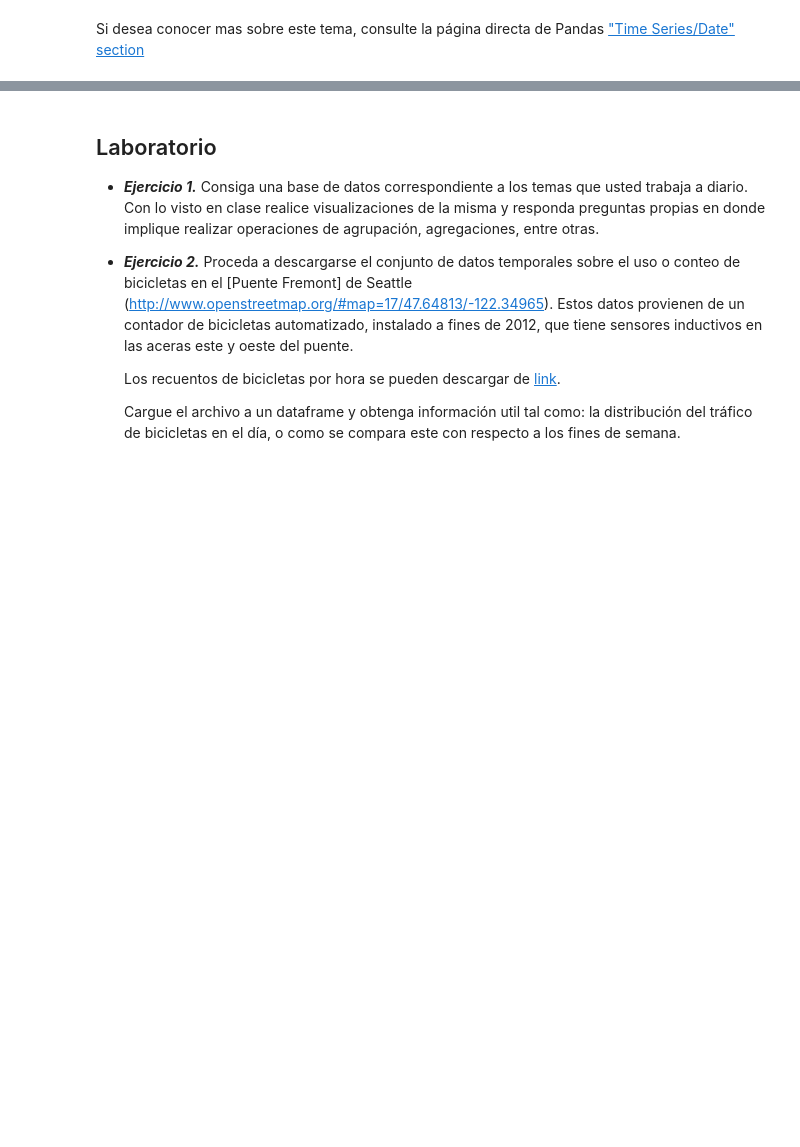
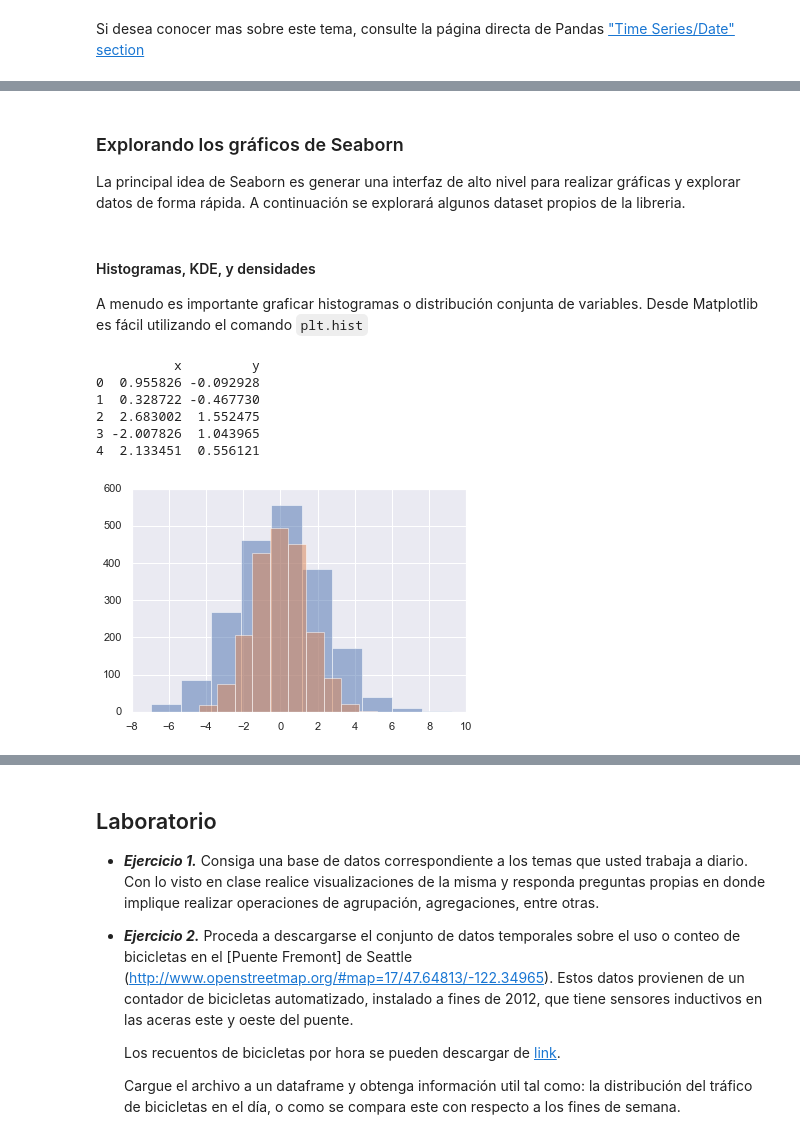
Before and after one commit to sruap1214/EC_Finance, a Jupyter notebook: Notebooks/05_Visualizacion.ipynb, the cells around one changed output, grey strips where cells are left out. Cells and saved outputs as stored; diff of their text form; code cells hidden in the pictures; blank space fills up the shorter version.

```diff
--- a/Notebooks/05_Visualizacion.ipynb
+++ b/Notebooks/05_Visualizacion.ipynb
@@ -677,0 +710,23 @@ este
+# %% [markdown]
+### Explorando los gráficos de Seaborn
+
+La principal idea de Seaborn es generar una interfaz de alto nivel para realizar gráficas y explorar datos de forma rápida. A continuación se explorará algunos dataset propios de la libreria.
+# %% [markdown]
+#### Histogramas, KDE, y densidades
+
+A menudo es importante graficar histogramas o distribución conjunta de variables. Desde Matplotlib es fácil utilizando el comando `plt.hist`
+# %%
+data = np.random.multivariate_normal([0, 0], [[5, 2], [2, 2]], size=2000)
+data = pd.DataFrame(data, columns=['x', 'y'])
+print(data.head())
+
+for col in 'xy':
+    plt.hist(data[col], alpha=0.5)
+# %% [output]
+          x         y
+0  0.955826 -0.092928
+1  0.328722 -0.467730
+2  2.683002  1.552475
+3 -2.007826  1.043965
+4  2.133451  0.556121
+[figure, added]
```
Also changed, not shown: parts of 38 cells of this notebook, 2 other files.
